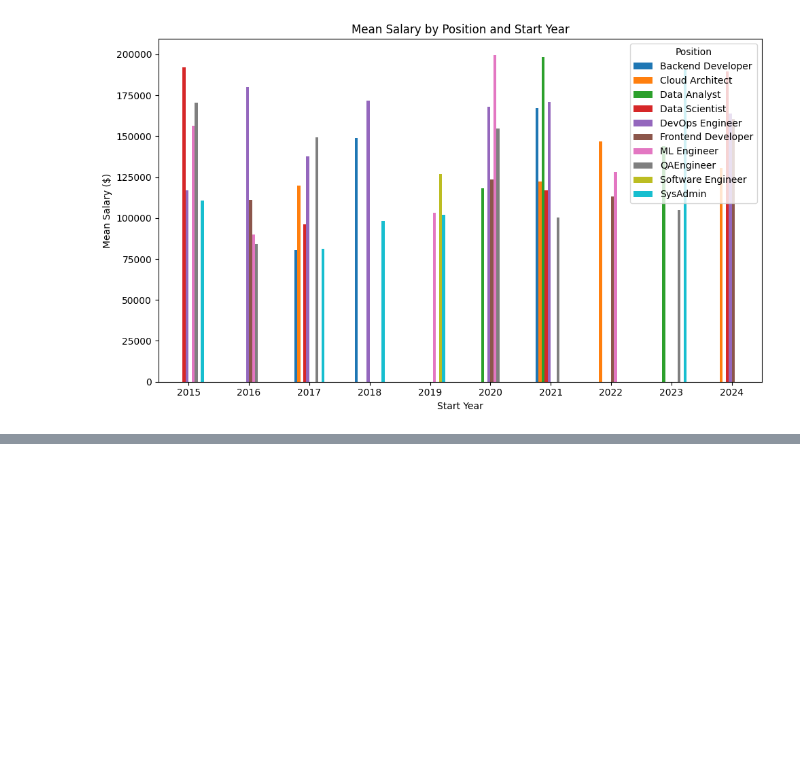
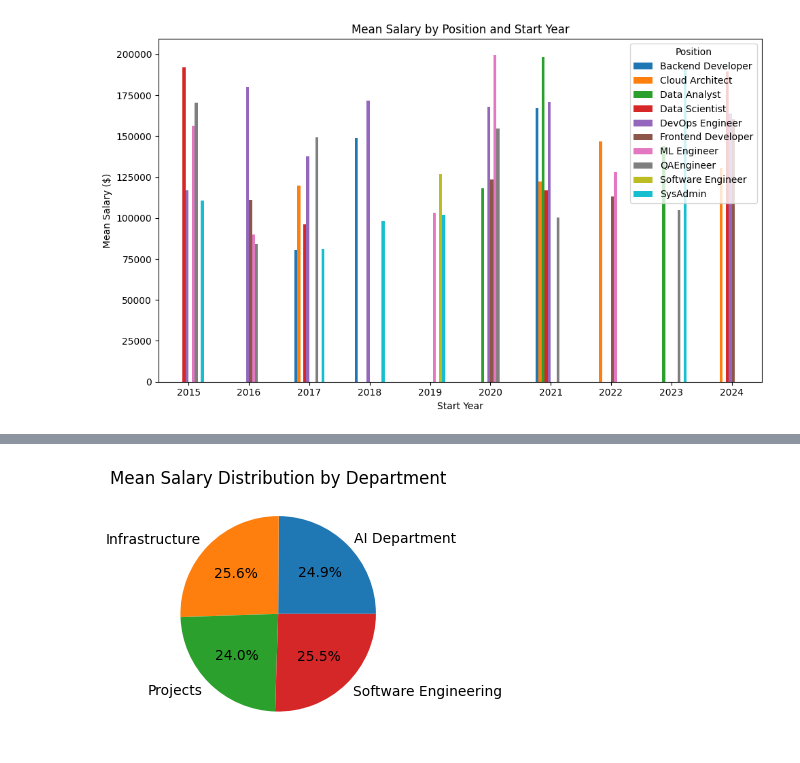
Before and after one commit to HaysamAmin/MLPlab3, a Jupyter notebook: Lab3.ipynb, the cells around one changed output, grey strips where cells are left out. Saved outputs shown, nothing was run; the diff lists cells and outputs as text; code cells hidden in the pictures; blank space fills up the shorter version.

```diff
--- a/Lab3.ipynb
+++ b/Lab3.ipynb
@@ -161,0 +186,11 @@ plt.show()
+# %%
+# Reading departments table from Database server
+
+conn_str = "postgresql://neondb_owner:npg_gJysNf9L5pcE@ep-flat-sound-a5esdooq-pooler.us-east-2.aws.neon.tech/neondb?sslmode=require"
+# Connect to the database
+conn = psycopg2.connect(conn_str)
+# Query the table and load into Pandas
+df2 = pd.read_sql_query("SELECT * FROM departments;", conn)
+# Show the DataFrame
+print(df2.head())
+conn.close() # Closing the connection after  creating the DataFrame
@@ -161,0 +205,3 @@ plt.show()
+# %%
+df['dep_id'] = [random.choice(df2['department_id']) for _ in range(len(df))]
+print(df.head())
@@ -161,0 +224,7 @@ plt.show()
+# %%
+# Merge employee data with department names
+#Using dep_id from employee as the key and department_id from department as the foreign key
+merged_df = df.merge(df2, left_on='dep_id', right_on='department_id', how='left')
+# Show selected columns: employee name and department name
+merged_df = merged_df.drop('department_id', axis=1)
+print(merged_df.head(1))
@@ -161,0 +240,15 @@ plt.show()
+# %%
+# Group by department and calculate mean salary
+grouped = merged_df.groupby('dept_name')['salary'].mean()
+
+# Plot as a pie chart
+grouped.plot(kind='pie',
+             autopct='%1.1f%%', # percentage and . 1 digit
+             figsize=(4, 4),
+             title='Mean Salary Distribution by Department',
+             ylabel='')  # Removes y-label for cleaner pie chart
+
+plt.tight_layout()
+plt.show()
+# %% [output]
+[figure, added]
```
Also changed, not shown: parts of 12 cells of this notebook.
